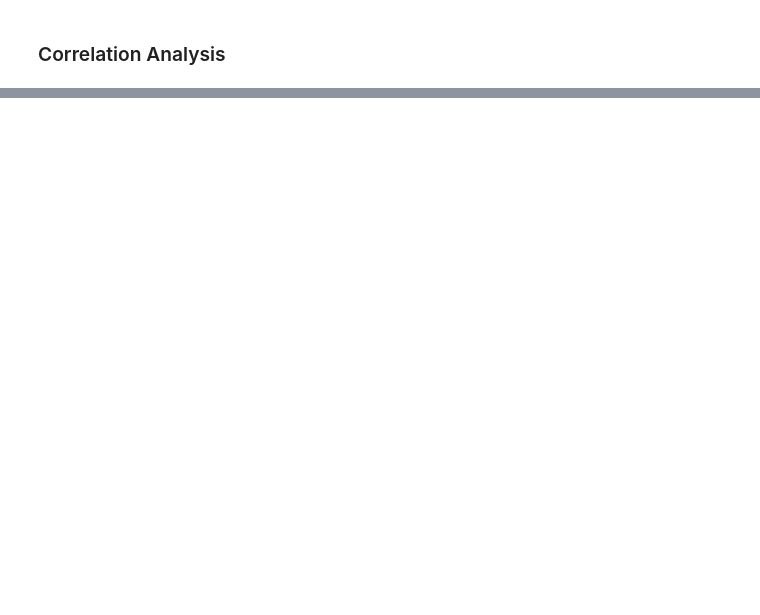
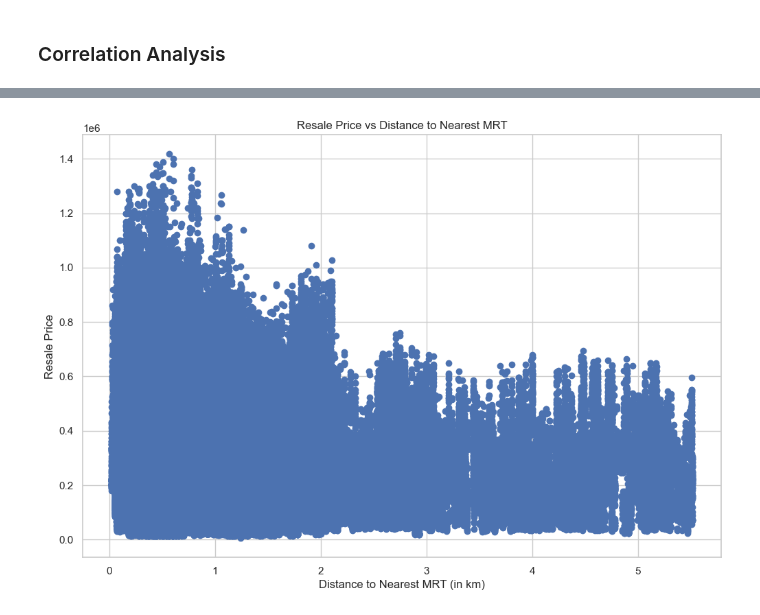
Before and after one commit to kkinmunn/is4303_hdbresale, a Jupyter notebook: eda/eda.ipynb, the cells around one changed output, grey strips where cells are left out. Drawn from its saved outputs; the diff is of its cells as text; code cells hidden in the pictures; blank space fills up the shorter version.

```diff
--- a/eda/eda.ipynb
+++ b/eda/eda.ipynb
@@ -387,0 +395,14 @@ data_hdb_raw.to_csv('../dataset/data_hdb_cleaned', index = False)
+# %%
+# resale price vs nearest distance to mrt
+# correlation coefficient
+data_hdb_raw[['resale_price','nearest_distance_to_mrt']].corr()
+
+# scatter plot
+plt.figure(figsize=(12,8))
+plt.scatter(data_hdb_raw['nearest_distance_to_mrt'], data_hdb_raw['resale_price'])
+plt.xlabel('Distance to Nearest MRT (in km)')
+plt.ylabel('Resale Price')
+plt.title('Resale Price vs Distance to Nearest MRT')
+plt.show()
+# %% [output]
+[figure, added]
```
Also changed, not shown: parts of 15 cells of this notebook.
